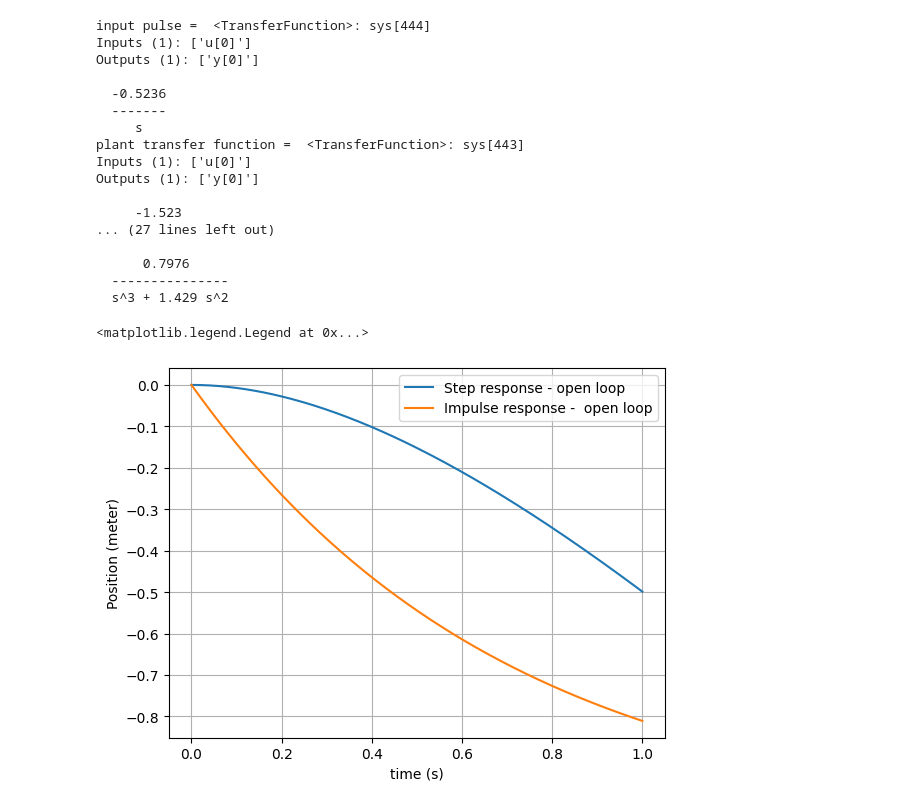
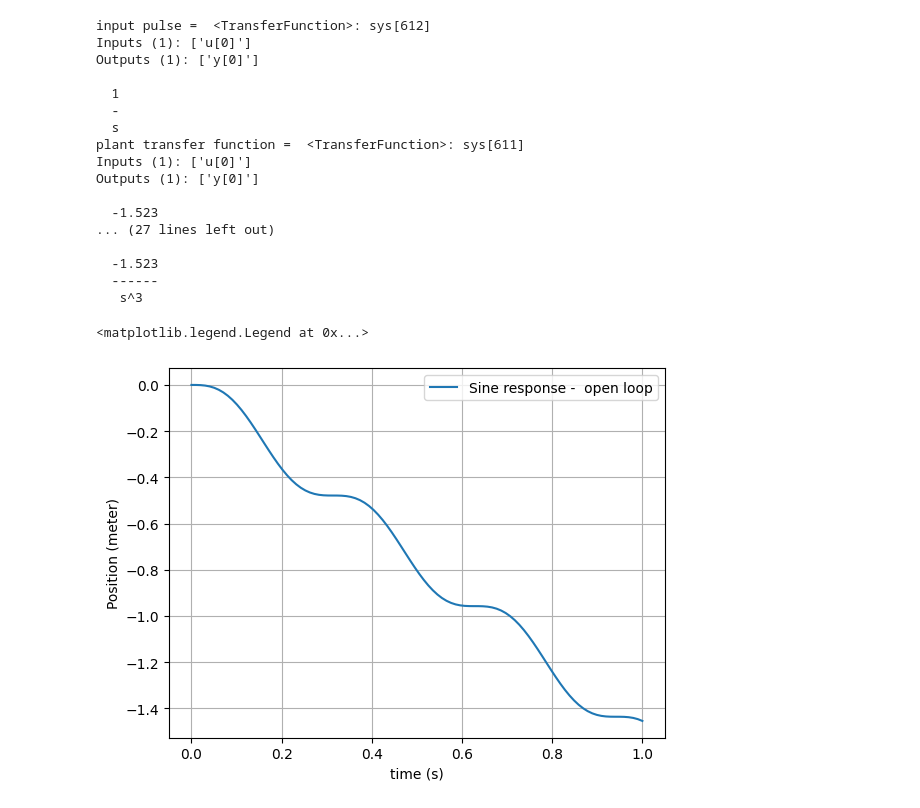
Before and after one commit to TijnAltenaAO/python-modeling, a Jupyter notebook: controlsystemsmodeling.ipynb, the cells around one changed output. Cells and saved outputs as stored; diff of their text form; code cells hidden in the pictures.

```diff
--- a/controlsystemsmodeling.ipynb
+++ b/controlsystemsmodeling.ipynb
@@ -10,7 +10,7 @@ import matplotlib.pyplot as plt
 g = 9.81
 d = 0.0375
 L = 0.1725
-b = 0.002 # total guess
+b = 0.0 # total guess
 m = 0.05 # weight of ball
 R = 0.02
 
@@ -20,48 +20,54 @@ den = [1, (5*b)/(7*m*R), 0]
 G_plant = tf(num, den)
 
 # step response and pulse response:
-step = tf([-np.pi/6],[1,0]) # make step an angle of -30 deg. note this is motor angle.
+step = tf([1],[1,0])
 Y_step = G_plant * step
 pulse = tf([1],[1])
 Y_pulse = G_plant * step
+a = 20 # angular frequency
+sin = tf([a**2],[1,0,a**2])
+Y_sine = G_plant * sin
 
 # show actual equations
 print('input pulse = ', step)
 print('plant transfer function = ', G_plant)
 print('output Y = ', Y_step)
 print('input pulse = ', pulse)
 print('plant transfer function = ', G_plant)
 print('output Y = ', Y_pulse)
 
 #open loop response = the system's output behavior without any feedback, measured after a step change in the systems input (= at the controller's output )
 t,y = step_response(G_plant,T=1,T_num=200, X0=0)     #X0 can be set as initial condition
+y_angle = y*(np.pi/12) # change to whatever angle we want to try as a step.
 t2,yc = impulse_response(G_plant,T=1,T_num=200)
-plt.plot(t,y, label='Step response - open loop')
-plt.plot(t2,yc, label='Impulse response -  open loop')
+t3,yc2 = impulse_response(Y_sine, T=1, T_num=100)
+# plt.plot(t,y_angle, label='Step response - open loop')
+# plt.plot(t2,yc, label='Impulse response -  open loop')
+plt.plot(t3,yc2, label='Sine response -  open loop')
 plt.grid()
 plt.xlabel('time (s)') # unsure if should be angle
 plt.ylabel('Position (meter)')
 plt.legend()
 # %% [output]
-input pulse =  <TransferFunction>: sys[444]
+input pulse =  <TransferFunction>: sys[612]
 Inputs (1): ['u[0]']
 Outputs (1): ['y[0]']
 
-  -0.5236
-  -------
-     s
-plant transfer function =  <TransferFunction>: sys[443]
+  1
+  -
+  s
+plant transfer function =  <TransferFunction>: sys[611]
 Inputs (1): ['u[0]']
 Outputs (1): ['y[0]']
 
-     -1.523
+  -1.523
 ... (27 lines left out)
 
-      0.7976
-  ---------------
-  s^3 + 1.429 s^2
+  -1.523
+  ------
+   s^3
 <matplotlib.legend.Legend at 0x...>
-[figure, old version]
+[figure, new version]
 # %%
 import array
 import control
```
Also changed, not shown: parts of 3 cells of this notebook.
